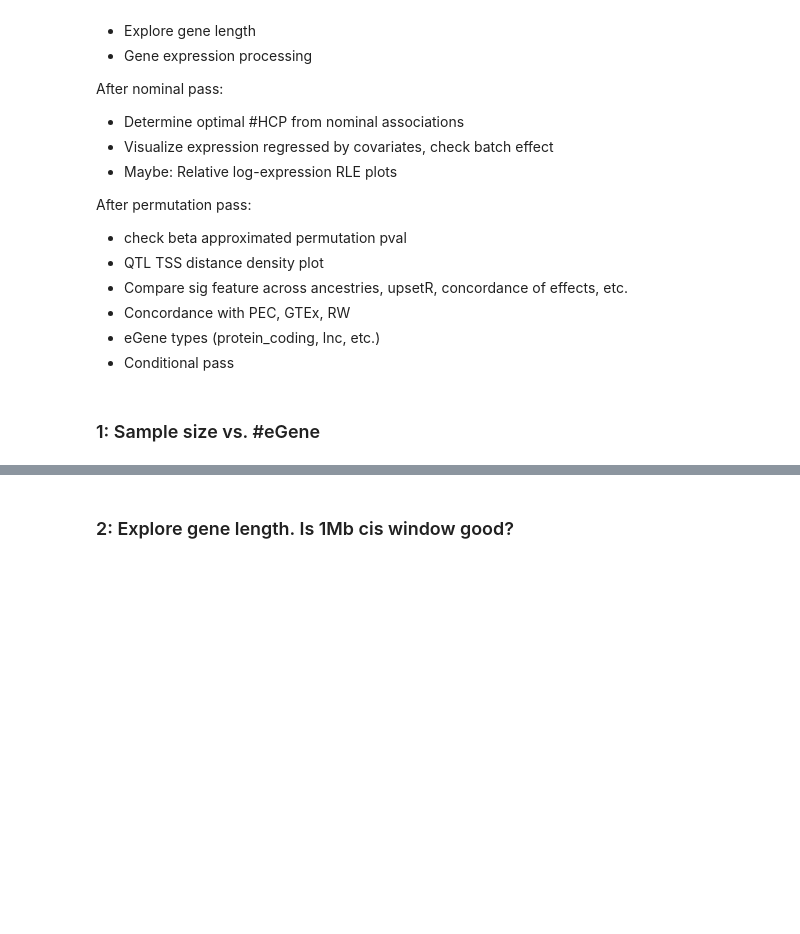
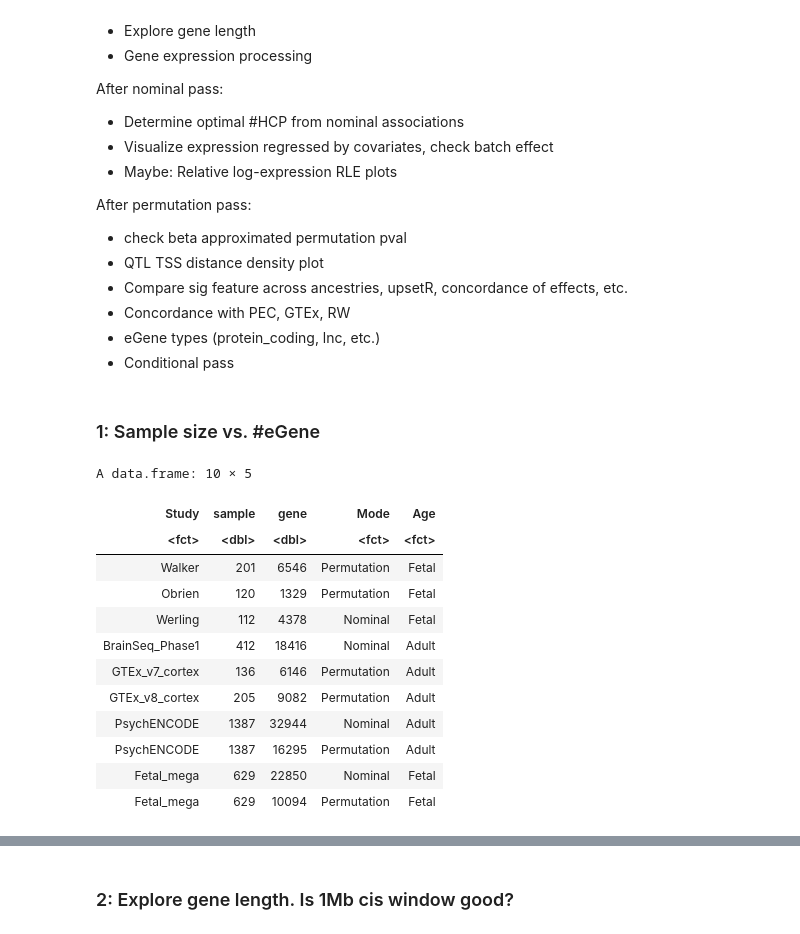
Before and after one commit to gandallab/devBrain_xQTL, a Jupyter notebook: code/04-QTL/cis-eQTL/eqtl_analysis.ipynb, the cells around one changed output, grey strips where cells are left out. Saved outputs shown, nothing was run; the diff lists cells and outputs as text; code cells hidden in the pictures; blank space fills up the shorter version.

```diff
--- a/code/04-QTL/cis-eQTL/eqtl_analysis.ipynb
+++ b/code/04-QTL/cis-eQTL/eqtl_analysis.ipynb
@@ -37,14 +37,32 @@ setwd("~/project-gandalm/isoform_twas/eqtl_new/")
 # %%
 df <- data.frame("Study" = c("Walker",
                              "Obrien",
                              "Werling",
-                             "BrainSeq Phase1",
-                             "GTEx v7 cortex",
-                             "GTEx v8 cortex",
-                             "PEC nominal",
-                             "PEC permutation",
-                             "Fetal mega nominal",
-                             "Fetal mega permutation"),
+                             "BrainSeq_Phase1",
+                             "GTEx_v7_cortex",
+                             "GTEx_v8_cortex",
+                             "PsychENCODE",
+                             "PsychENCODE",
+                             "Fetal_mega",
+                             "Fetal_mega"),
                 "sample" = c(201, 120, 112, 412, 136, 205, 1387, 1387, 629, 629),
-                "gene" = c(6546, 1329, 4378, 18416, 6146, 9082, 32944, 16295, 22850, 10094))
+                "gene" = c(6546, 1329, 4378, 18416, 6146, 9082, 32944, 16295, 22850, 10094),
+                "Mode" = c(rep("Permutation", 2), rep("Nominal",2), rep("Permutation", 2),
+                           rep(c("Nominal", "Permutation"), 2)),
+                "Age" = c(rep("Fetal", 3), rep("Adult", 5), rep("Fetal", 2)))
+df
+# %% [output]
+A data.frame: 10 × 5
+| Study | sample | gene | Mode | Age |
+| <fct> | <dbl> | <dbl> | <fct> | <fct> |
+| Walker | 201 | 6546 | Permutation | Fetal |
+| Obrien | 120 | 1329 | Permutation | Fetal |
+| Werling | 112 | 4378 | Nominal | Fetal |
+| BrainSeq_Phase1 | 412 | 18416 | Nominal | Adult |
+| GTEx_v7_cortex | 136 | 6146 | Permutation | Adult |
+| GTEx_v8_cortex | 205 | 9082 | Permutation | Adult |
+| PsychENCODE | 1387 | 32944 | Nominal | Adult |
+| PsychENCODE | 1387 | 16295 | Permutation | Adult |
+| Fetal_mega | 629 | 22850 | Nominal | Fetal |
+| Fetal_mega | 629 | 10094 | Permutation | Fetal |
 # %%
```
Also changed, not shown: parts of 4 cells of this notebook, 35 other files.
